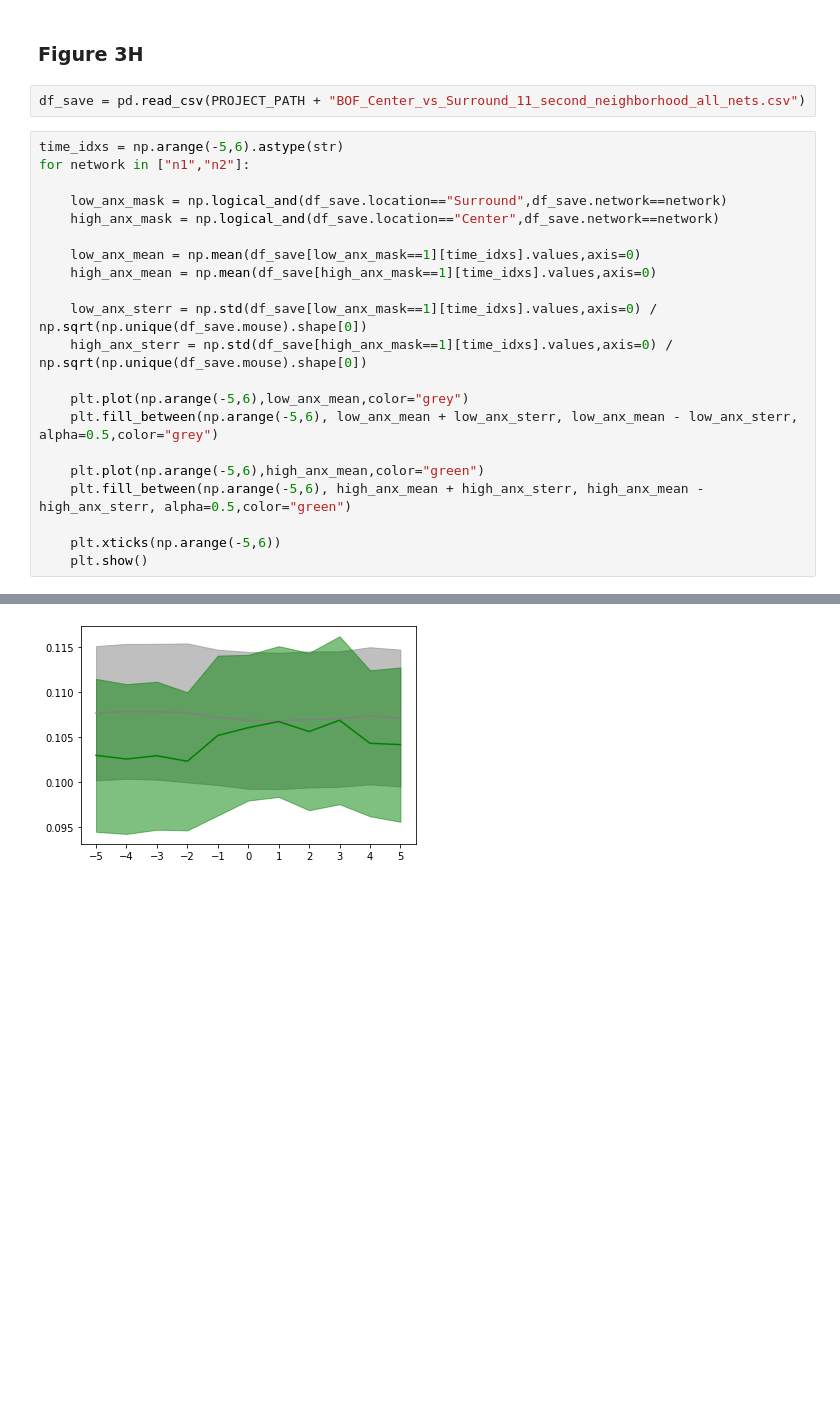
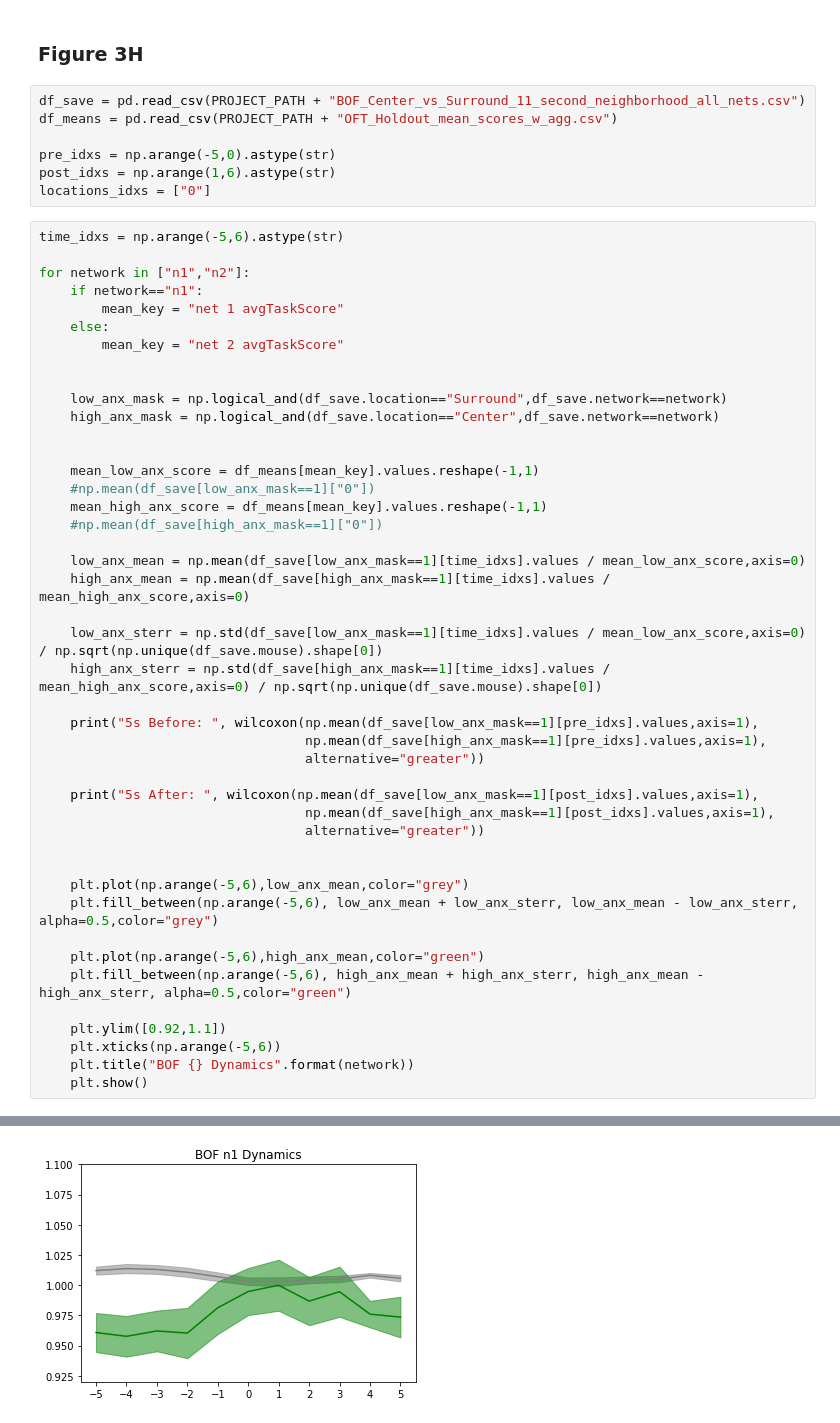
Before and after one commit to carlson-lab/Anxiety, a Jupyter notebook: FullDataWork/Paper_Statistics/Paper_Stats/Figure_3_stats_and_plots.ipynb, the cells around one changed output, grey strips where cells are left out. Saved outputs shown, nothing was run; the diff lists cells and outputs as text; blank space fills up the shorter version.

```diff
--- a/FullDataWork/Paper_Statistics/Paper_Stats/Figure_3_stats_and_plots.ipynb
+++ b/FullDataWork/Paper_Statistics/Paper_Stats/Figure_3_stats_and_plots.ipynb
@@ -547,18 +561,44 @@ Network 2 Last 5 Seconds stats
 ### Figure 3H
 # %%
 df_save = pd.read_csv(PROJECT_PATH + "BOF_Center_vs_Surround_11_second_neighborhood_all_nets.csv")
+df_means = pd.read_csv(PROJECT_PATH + "OFT_Holdout_mean_scores_w_agg.csv")
+
+pre_idxs = np.arange(-5,0).astype(str)
+post_idxs = np.arange(1,6).astype(str)
+locations_idxs = ["0"]
 # %%
 time_idxs = np.arange(-5,6).astype(str)
+
 for network in ["n1","n2"]:
+    if network=="n1":
+        mean_key = "net 1 avgTaskScore"
+    else:
+        mean_key = "net 2 avgTaskScore"
+
 
     low_anx_mask = np.logical_and(df_save.location=="Surround",df_save.network==network)
     high_anx_mask = np.logical_and(df_save.location=="Center",df_save.network==network)
 
-    low_anx_mean = np.mean(df_save[low_anx_mask==1][time_idxs].values,axis=0)
-    high_anx_mean = np.mean(df_save[high_anx_mask==1][time_idxs].values,axis=0)
 
-    low_anx_sterr = np.std(df_save[low_anx_mask==1][time_idxs].values,axis=0) / np.sqrt(np.unique(df_save.mouse).shape[0])
-    high_anx_sterr = np.std(df_save[high_anx_mask==1][time_idxs].values,axis=0) / np.sqrt(np.unique(df_save.mouse).shape[0])
+    mean_low_anx_score = df_means[mean_key].values.reshape(-1,1)
+    #np.mean(df_save[low_anx_mask==1]["0"])
+    mean_high_anx_score = df_means[mean_key].values.reshape(-1,1)
+    #np.mean(df_save[high_anx_mask==1]["0"])
+
+    low_anx_mean = np.mean(df_save[low_anx_mask==1][time_idxs].values / mean_low_anx_score,axis=0)
+    high_anx_mean = np.mean(df_save[high_anx_mask==1][time_idxs].values / mean_high_anx_score,axis=0)
+
+    low_anx_sterr = np.std(df_save[low_anx_mask==1][time_idxs].values / mean_low_anx_score,axis=0) / np.sqrt(np.unique(df_save.mouse).shape[0])
+    high_anx_sterr = np.std(df_save[high_anx_mask==1][time_idxs].values / mean_high_anx_score,axis=0) / np.sqrt(np.unique(df_save.mouse).shape[0])
+
+    print("5s Before: ", wilcoxon(np.mean(df_save[low_anx_mask==1][pre_idxs].values,axis=1),
+                                  np.mean(df_save[high_anx_mask==1][pre_idxs].values,axis=1),
+                                  alternative="greater"))
+
+    print("5s After: ", wilcoxon(np.mean(df_save[low_anx_mask==1][post_idxs].values,axis=1),
+                                  np.mean(df_save[high_anx_mask==1][post_idxs].values,axis=1),
+                                  alternative="greater"))
+
 
     plt.plot(np.arange(-5,6),low_anx_mean,color="grey")
     plt.fill_between(np.arange(-5,6), low_anx_mean + low_anx_sterr, low_anx_mean - low_anx_sterr, alpha=0.5,color="grey")
@@ -566,6 +606,8 @@ for network in ["n1","n2"]:
     plt.plot(np.arange(-5,6),high_anx_mean,color="green")
     plt.fill_between(np.arange(-5,6), high_anx_mean + high_anx_sterr, high_anx_mean - high_anx_sterr, alpha=0.5,color="green")
 
+    plt.ylim([0.92,1.1])
     plt.xticks(np.arange(-5,6))
+    plt.title("BOF {} Dynamics".format(network))
     plt.show()
 # %% [output]
@@ -572 +616 @@ for network in ["n1","n2"]:
-[figure, old version]
+[figure, new version]
```
Also changed, not shown: parts of 2 cells of this notebook.
